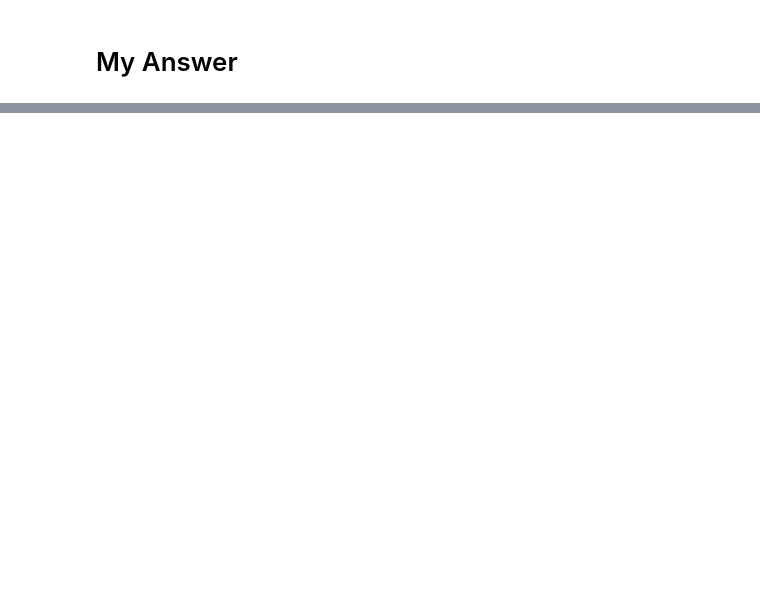
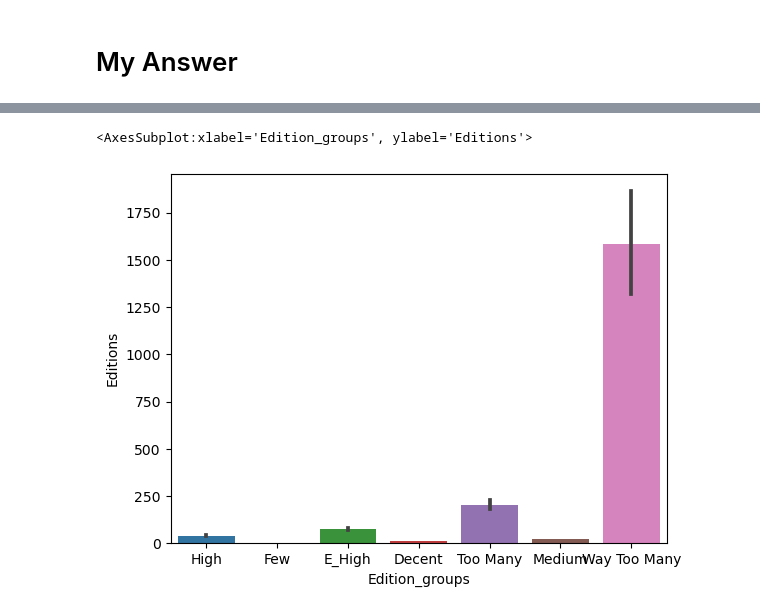
Before and after one commit to IsaacG-L/AI, a Jupyter notebook: Semester 1/Unit end/Unit 3/Unit+3+-+Final+Project+Template.ipynb, the cells around one changed output, grey strips where cells are left out. Saved outputs shown, nothing was run; the diff lists cells and outputs as text; code cells hidden in the pictures; blank space fills up the shorter version.

```diff
--- a/Semester 1/Unit end/Unit 3/Unit+3+-+Final+Project+Template.ipynb
+++ b/Semester 1/Unit end/Unit 3/Unit+3+-+Final+Project+Template.ipynb
@@ -37,0 +85,3 @@ import re
+# %%
+df = pd.DataFrame(cycle_through5(20))
+df
@@ -37,0 +122,2 @@ import re
+# %%
+df["Editions"] = pd.to_numeric(df["Editions"], errors='coerce')
@@ -40,3 +142,18 @@ import re
 # %%
 # Alternate between code for analysis and markdown descriptions of your analysis
 # Add more code or markdown cells if needed to fully explain analysis
+
+# Define conditions and corresponding values
+conditions = [
+    df["Editions"] > 500,
+    df["Editions"] > 100,
+    df["Editions"] > 50,
+    df["Editions"] > 30,
+    df["Editions"] > 20,
+    df["Editions"] >= 6,
+    df["Editions"] <= 5
+]
+values = ["Way Too Many", "Too Many", "E_High", "High", "Medium", "Decent", "Few"]
+
+# Assign values based on conditions
+df["Edition_groups"] = np.select(conditions, values, default=0)
@@ -45,2 +194,6 @@ import re
 # %%
 # Add more code/markdown cells here if you need them.
+sns.barplot(x="Edition_groups", y="Editions", data=df)
+# %% [output]
+<AxesSubplot:xlabel='Edition_groups', ylabel='Editions'>
+[figure, added]
```
Also changed, not shown: parts of 10 cells of this notebook, 1 other file.
